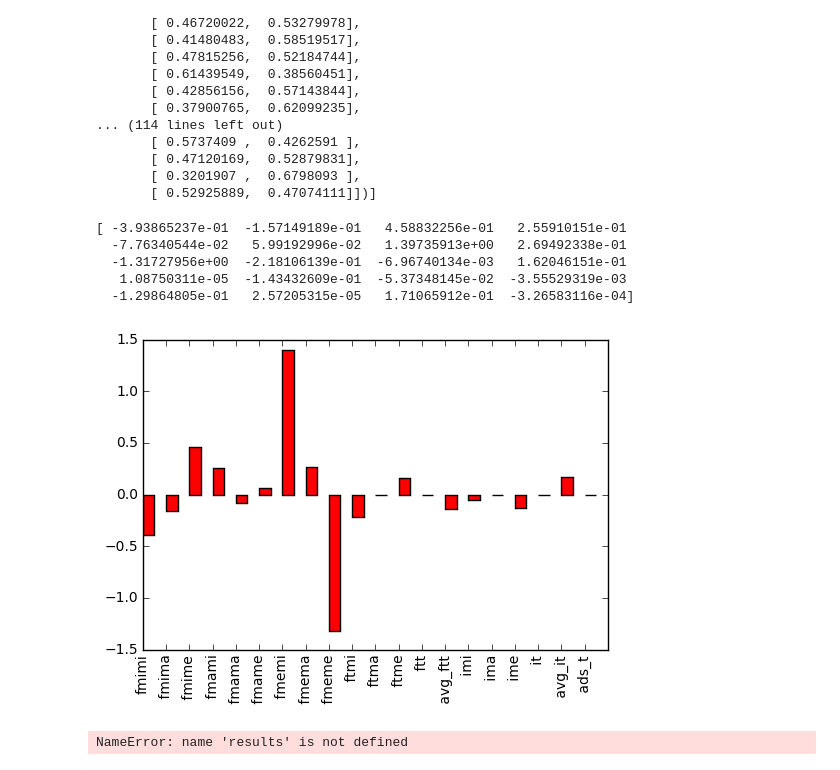
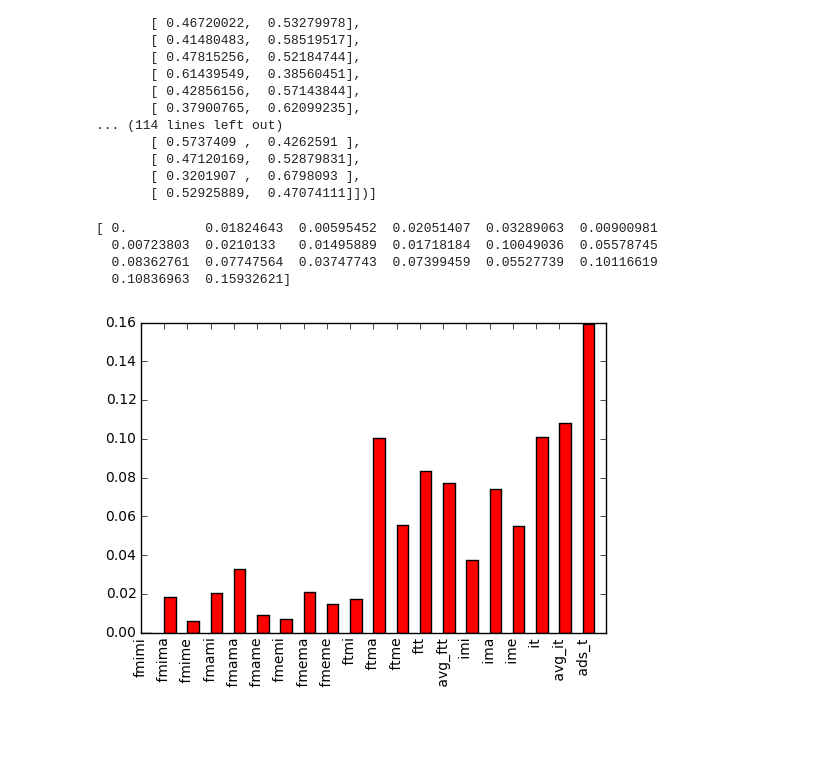
Before and after one commit to svebk/qpr-winter-2017, a Jupyter notebook: notebook/winter2017_006.classify_CP1.ipynb, the cells around one changed output. Cells and saved outputs as stored; diff of their text form; code cells hidden in the pictures; blank space fills up the shorter version.

Commit message:
results lr and rf

```diff
--- a/notebook/winter2017_006.classify_CP1.ipynb
+++ b/notebook/winter2017_006.classify_CP1.ipynb
@@ -455,15 +456,18 @@ print results
        [ 0.3201907 ,  0.6798093 ],
        [ 0.52925889,  0.47074111]])]
 # %%
-print model.coef_[0]
-print_model_weights(model.coef_[0])
+if data_dict['classifier_model'] == 'logistic_regression':
+    print model.coef_[0]
+    print_model_weights(model.coef_[0])
+elif data_dict['classifier_model'] == 'random_forest':
+    print model.feature_importances_
+    print_model_weights(model.feature_importances_)
 # %% [output]
-[ -3.93865237e-01  -1.57149189e-01   4.58832256e-01   2.55910151e-01
-  -7.76340544e-02   5.99192996e-02   1.39735913e+00   2.69492338e-01
-  -1.31727956e+00  -2.18106139e-01  -6.96740134e-03   1.62046151e-01
-   1.08750311e-05  -1.43432609e-01  -5.37348145e-02  -3.55529319e-03
-  -1.29864805e-01   2.57205315e-05   1.71065912e-01  -3.26583116e-04]
+[ 0.          0.01824643  0.00595452  0.02051407  0.03289063  0.00900981
+  0.00723803  0.0210133   0.01495889  0.01718184  0.10049036  0.05578745
+  0.08362761  0.07747564  0.03747743  0.07399459  0.05527739  0.10116619
+  0.10836963  0.15932621]
-[figure, old version]
+[figure, new version]
 # %%
 def prepare_CP1_eval_output(path, results):
     print path, results
@@ -474,7 +478,3 @@ def prepare_CP1_eval_output(path, results):
             answer['score'] = results[1][i][1]
             json.dump(answer, out)
             out.write('\n')
-# %%
-prepare_CP1_eval_output('columbia_faceimagestats_', results)
-# %% [output]
-NameError: name 'results' is not defined
```
Also changed, not shown: parts of 2 cells of this notebook, 4 other files.
